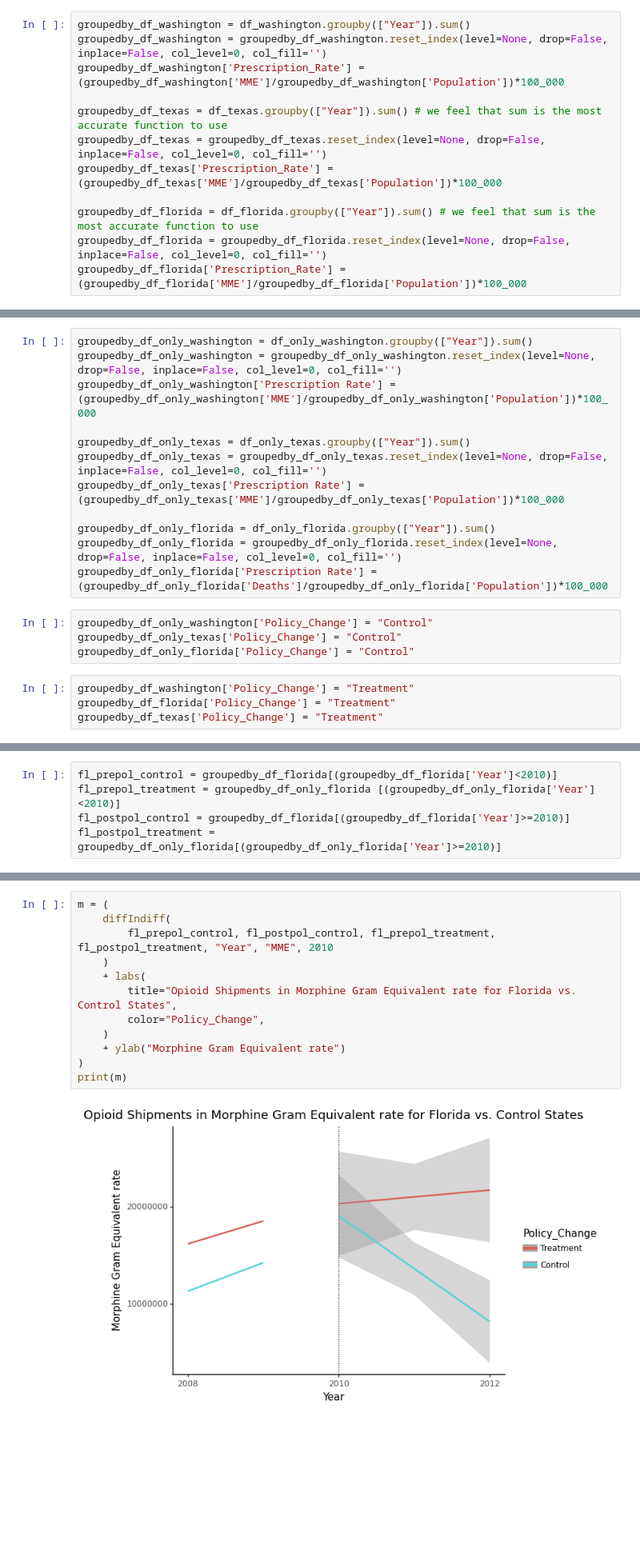
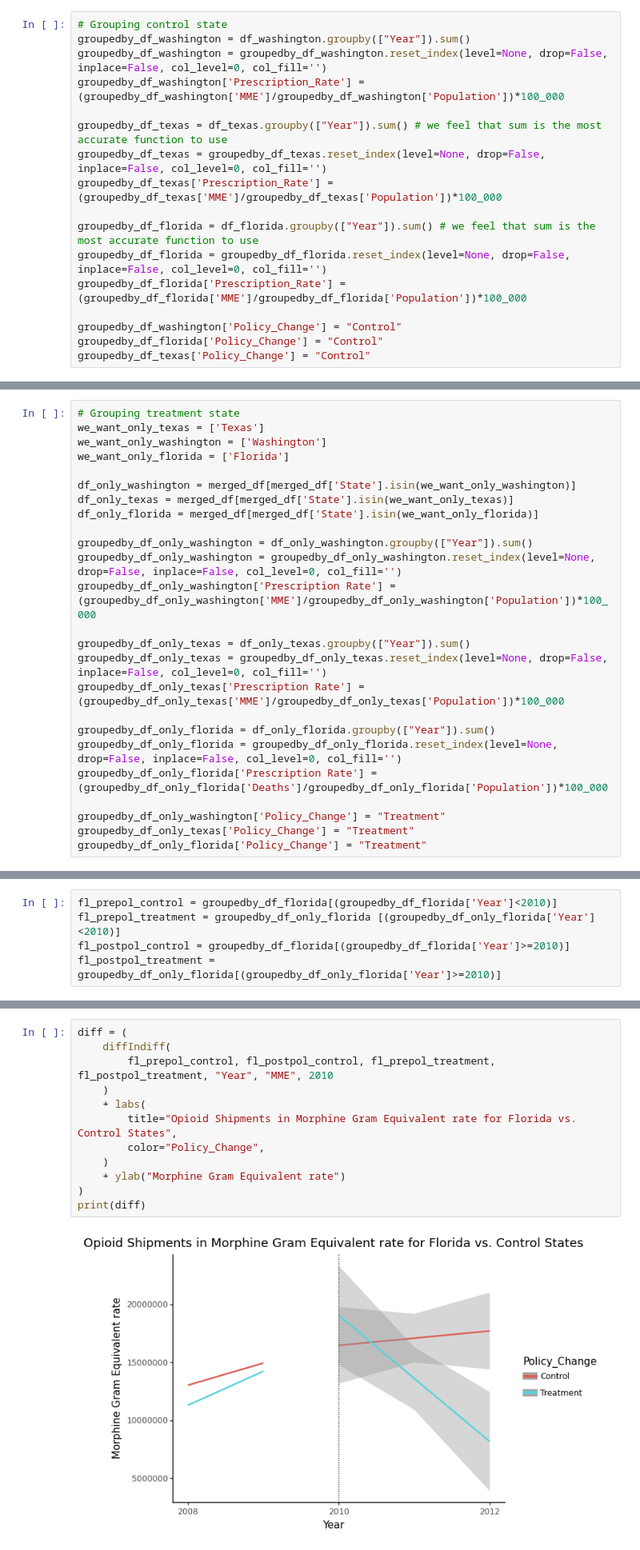
Before and after one commit to MIDS-at-Duke/pds-2022-turquoise-team, a Jupyter notebook: 10_code/combine_prescription_population.ipynb, the cells around one changed output, grey strips where cells are left out. Shown: that part at 80% size. Cells and saved outputs as stored; diff of their text form; blank space fills up the shorter version.

Commit message:
added prepos analysis, excluding texas in florida control

```diff
--- a/10_code/combine_prescription_population.ipynb
+++ b/10_code/combine_prescription_population.ipynb
@@ -150,6 +146,7 @@ df_washington
 | 965 | 2012 | Wyoming | WY | laramie | 11.0 | 94483.0 | 33840.530784 |
 198 rows × 7 columns
 # %%
+# Grouping control state
 groupedby_df_washington = df_washington.groupby(["Year"]).sum()
 groupedby_df_washington = groupedby_df_washington.reset_index(level=None, drop=False, inplace=False, col_level=0, col_fill='')
 groupedby_df_washington['Prescription_Rate'] = (groupedby_df_washington['MME']/groupedby_df_washington['Population'])*100_000
@@ -161,3 +158,7 @@ groupedby_df_texas['Prescription_Rate'] = (groupedby_df_texas['MME']/groupedby_d
 groupedby_df_florida = df_florida.groupby(["Year"]).sum() # we feel that sum is the most accurate function to use
 groupedby_df_florida = groupedby_df_florida.reset_index(level=None, drop=False, inplace=False, col_level=0, col_fill='')
 groupedby_df_florida['Prescription_Rate'] = (groupedby_df_florida['MME']/groupedby_df_florida['Population'])*100_000
+
+groupedby_df_washington['Policy_Change'] = "Control"
+groupedby_df_florida['Policy_Change'] = "Control"
+groupedby_df_texas['Policy_Change'] = "Control"
@@ -182,4 +175,13 @@ df_only_florida = merged_df[merged_df['State'].isin(we_want_only_florida)]
 # %%
+# Grouping treatment state
+we_want_only_texas = ['Texas']
+we_want_only_washington = ['Washington']
+we_want_only_florida = ['Florida']
+
+df_only_washington = merged_df[merged_df['State'].isin(we_want_only_washington)]
+df_only_texas = merged_df[merged_df['State'].isin(we_want_only_texas)]
+df_only_florida = merged_df[merged_df['State'].isin(we_want_only_florida)]
+
 groupedby_df_only_washington = df_only_washington.groupby(["Year"]).sum()
 groupedby_df_only_washington = groupedby_df_only_washington.reset_index(level=None, drop=False, inplace=False, col_level=0, col_fill='')
 groupedby_df_only_washington['Prescription Rate'] = (groupedby_df_only_washington['MME']/groupedby_df_only_washington['Population'])*100_000
@@ -191,11 +193,7 @@ groupedby_df_only_texas['Prescription Rate'] = (groupedby_df_only_texas['MME']/g
 groupedby_df_only_florida = df_only_florida.groupby(["Year"]).sum()
 groupedby_df_only_florida = groupedby_df_only_florida.reset_index(level=None, drop=False, inplace=False, col_level=0, col_fill='')
 groupedby_df_only_florida['Prescription Rate'] = (groupedby_df_only_florida['Deaths']/groupedby_df_only_florida['Population'])*100_000
+
+groupedby_df_only_washington['Policy_Change'] = "Treatment"
+groupedby_df_only_texas['Policy_Change'] = "Treatment"
+groupedby_df_only_florida['Policy_Change'] = "Treatment"
-# %%
-groupedby_df_only_washington['Policy_Change'] = "Control"
-groupedby_df_only_texas['Policy_Change'] = "Control"
-groupedby_df_only_florida['Policy_Change'] = "Control"
-# %%
-groupedby_df_washington['Policy_Change'] = "Treatment"
-groupedby_df_florida['Policy_Change'] = "Treatment"
-groupedby_df_texas['Policy_Change'] = "Treatment"
@@ -268,17 +325,17 @@ fl_postpol_treatment = groupedby_df_only_florida[(groupedby_df_only_florida['Yea
 # %%
-m = (
+diff = (
     diffIndiff(
         fl_prepol_control, fl_postpol_control, fl_prepol_treatment, fl_postpol_treatment, "Year", "MME", 2010
     )
     + labs(
         title="Opioid Shipments in Morphine Gram Equivalent rate for Florida vs. Control States",
         color="Policy_Change",
     )
     + ylab("Morphine Gram Equivalent rate")
 )
-print(m)
+print(diff)
 # %% [output]
-[figure, old version]
+[figure, new version]
 # %%
 tx_prepol_control = groupedby_df_texas[(groupedby_df_texas['Year']<2010)]
 tx_prepol_treatment = groupedby_df_only_texas [(groupedby_df_only_texas['Year']<2010)]
```
Also changed, not shown: parts of 29 cells of this notebook.
